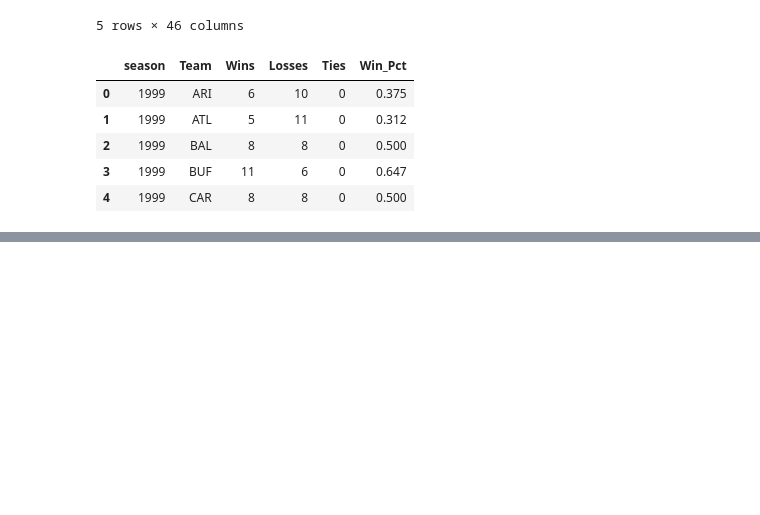
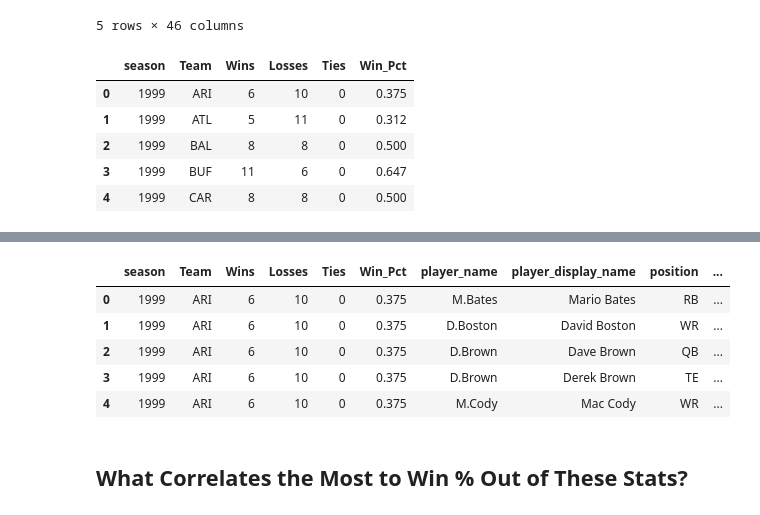
Before and after one commit to govrahul/17-0_nfl_app, a Jupyter notebook: eda.ipynb, the cells around one changed output, grey strips where cells are left out. Cells and saved outputs as stored; diff of their text form; code cells hidden in the pictures; blank space fills up the shorter version.

```diff
--- a/eda.ipynb
+++ b/eda.ipynb
@@ -88,0 +198,37 @@ season_records.to_csv("Data/team_records.csv", index=False)
+# %%
+# get rid of unnecessary columns and save to CSV
+combined_data.drop(columns=[
+    'recent_team',
+    'player_id',
+    'headshot_url',
+    'season_type',
+    'sacks_suffered',
+    'sack_yards_lost',
+    'sack_fumbles',
+    'sack_fumbles_lost',
+    'passing_air_yards',
+    'passing_yards_after_catch',
+    'passing_first_downs',
+    'passing_cpoe',
+    'passing_2pt_conversions',
+    'pacr',
+    'rushing_first_downs',
+    'rushing_2pt_conversions',
+    'receiving_first_downs',
+    'receiving_2pt_conversions',
+    'racr',
+    'air_yards_share'
+], inplace=True)
+
+# drop columns starting with def_, punt_, fg_, kickoff_, pat_, gwfg_, fantasy_, fumble_
+combined_data.drop(columns=[
+    col for col in combined_data.columns if col.startswith(('def_', 'punt_', 'fg_', 'kickoff_', 'pat_', 'gwfg_', 'fantasy_', 'fumble_'))
+    ], inplace=True)
+combined_data.head()
+# %% [output]
+|  | season | Team | Wins | Losses | Ties | Win_Pct | player_name | player_display_name | position | ... |
+| 0 | 1999 | ARI | 6 | 10 | 0 | 0.375 | M.Bates | Mario Bates | RB | ... |
+| 1 | 1999 | ARI | 6 | 10 | 0 | 0.375 | D.Boston | David Boston | WR | ... |
+| 2 | 1999 | ARI | 6 | 10 | 0 | 0.375 | D.Brown | Dave Brown | QB | ... |
+| 3 | 1999 | ARI | 6 | 10 | 0 | 0.375 | D.Brown | Derek Brown | TE | ... |
+| 4 | 1999 | ARI | 6 | 10 | 0 | 0.375 | M.Cody | Mac Cody | WR | ... |
@@ -88,0 +237,2 @@ season_records.to_csv("Data/team_records.csv", index=False)
+# %% [markdown]
+## What Correlates the Most to Win % Out of These Stats?
```
Also changed, not shown: parts of 16 cells of this notebook.
